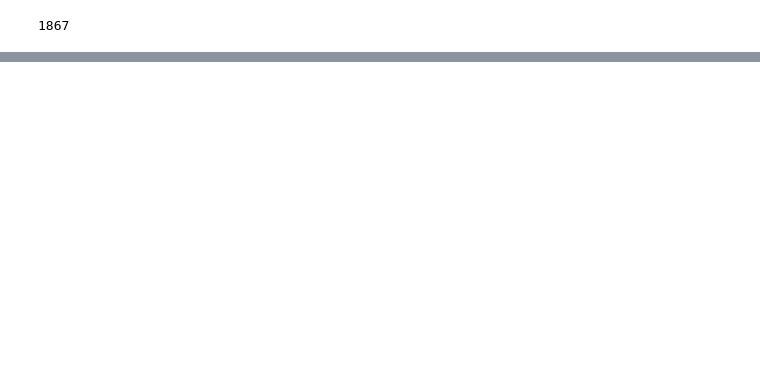
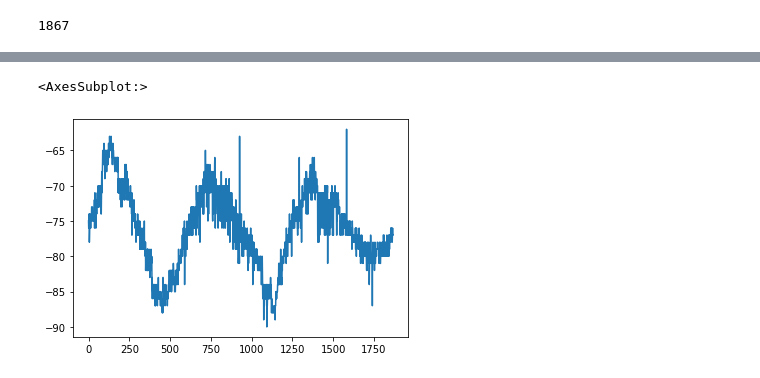
Before and after one commit to Adeyronxx/Mission-to-Mars, a Jupyter notebook: mars_data_challenge_part_2.ipynb, the cells around one changed output, grey strips where cells are left out. Cells and saved outputs as stored; diff of their text form; code cells hidden in the pictures; blank space fills up the shorter version.

```diff
--- a/mars_data_challenge_part_2.ipynb
+++ b/mars_data_challenge_part_2.ipynb
@@ -85,0 +101,5 @@ TypeError: 'method' object is not subscriptable
+# %%
+mars_df['min_temp'].plot()
+# %% [output]
+<AxesSubplot:>
+[figure, added]
```
Also changed, not shown: parts of 12 cells of this notebook, 1 other file.
